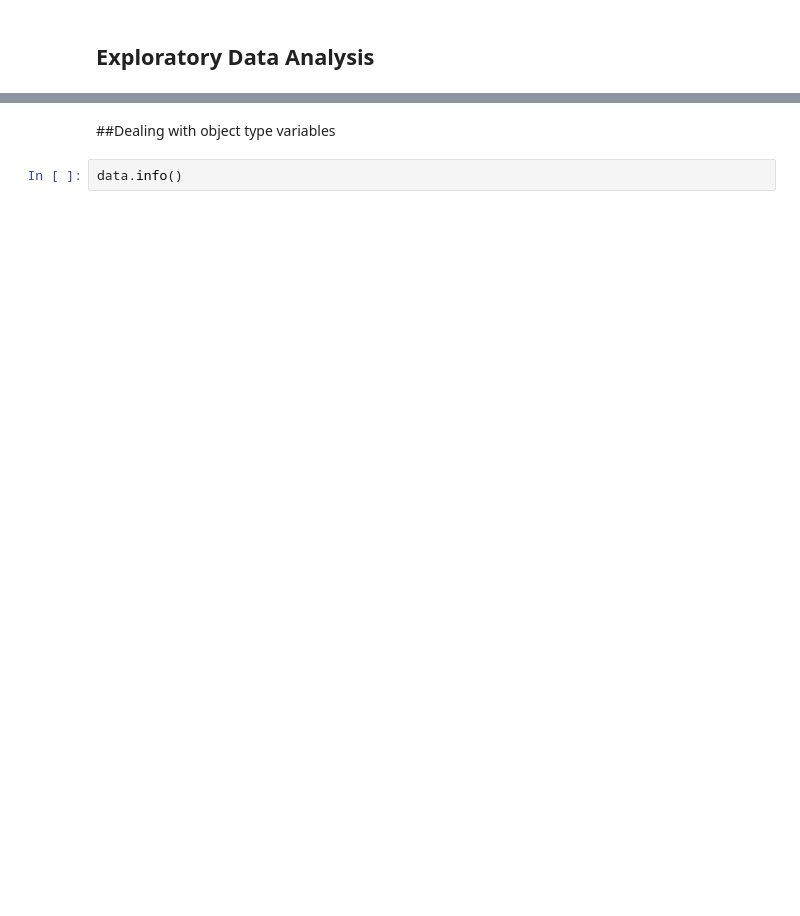
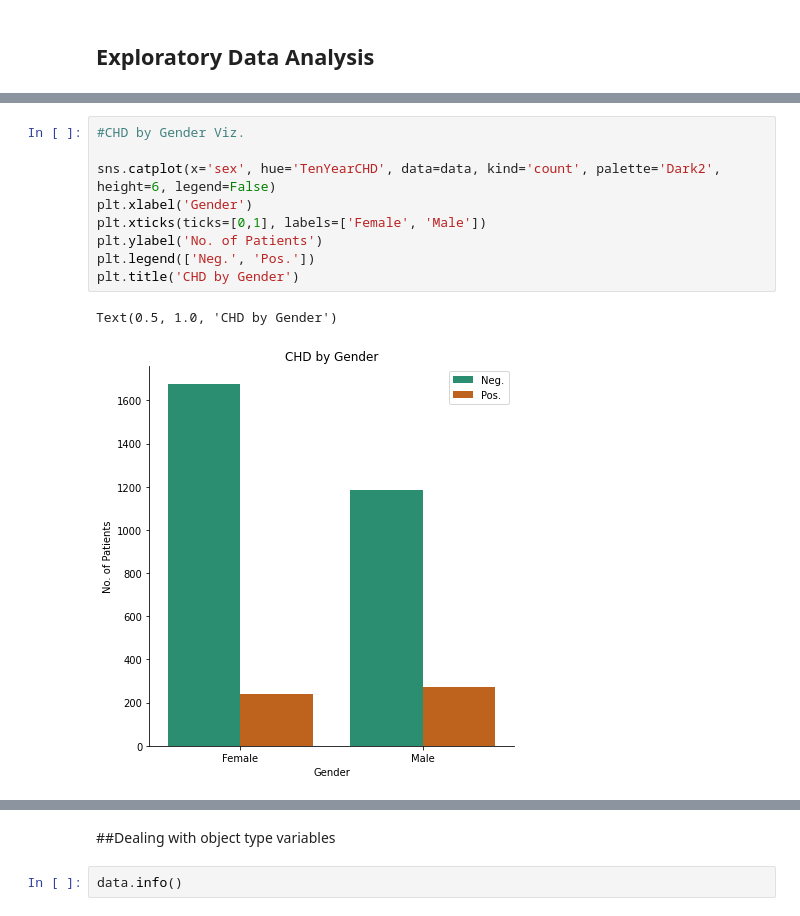
Before and after one commit to pooja251096/Cardiovascular-Risk-Prediction, a Jupyter notebook: Pooja_AlmaBetter_ML_Classification_CardioVascularRisk.ipynb, the cells around one changed output, grey strips where cells are left out. Cells and saved outputs as stored; diff of their text form; blank space fills up the shorter version.

```diff
--- a/Pooja_AlmaBetter_ML_Classification_CardioVascularRisk.ipynb
+++ b/Pooja_AlmaBetter_ML_Classification_CardioVascularRisk.ipynb
@@ -218,0 +203,12 @@ data.head()
+# %%
+#CHD by Gender Viz.
+
+sns.catplot(x='sex', hue='TenYearCHD', data=data, kind='count', palette='Dark2', height=6, legend=False)
+plt.xlabel('Gender')
+plt.xticks(ticks=[0,1], labels=['Female', 'Male'])
+plt.ylabel('No. of Patients')
+plt.legend(['Neg.', 'Pos.'])
+plt.title('CHD by Gender')
+# %% [output]
+Text(0.5, 1.0, 'CHD by Gender')
+[figure, added]
```
Also changed, not shown: parts of 74 cells of this notebook.
